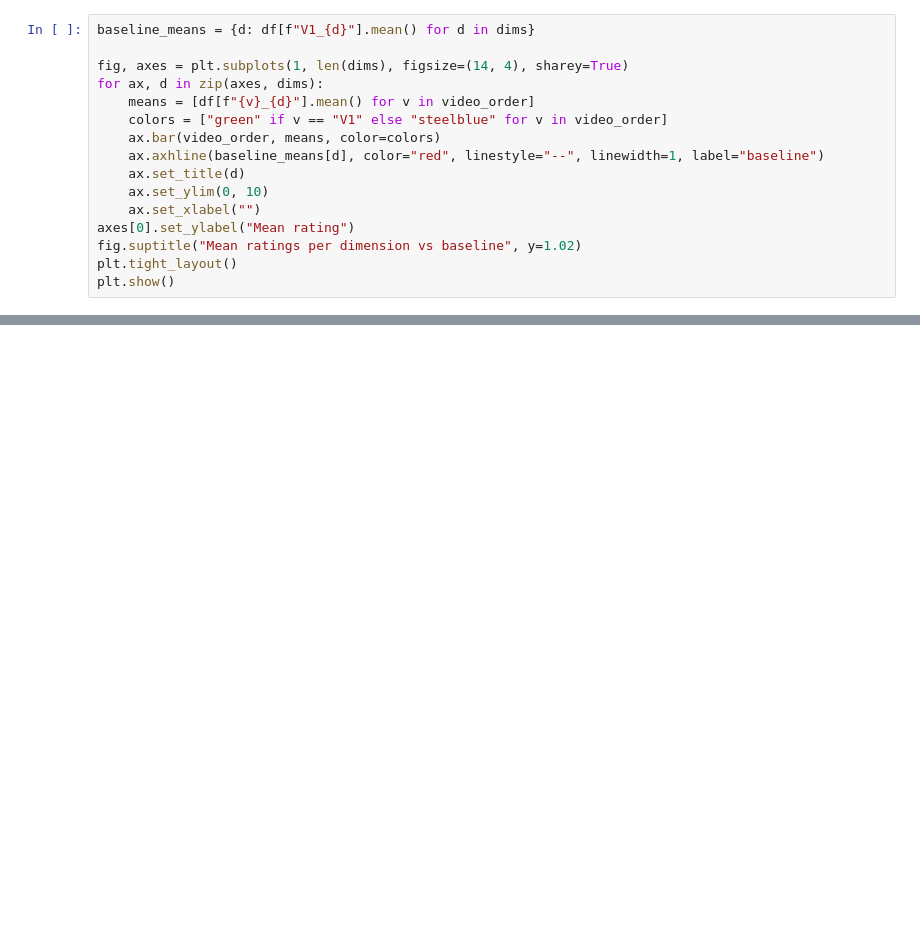
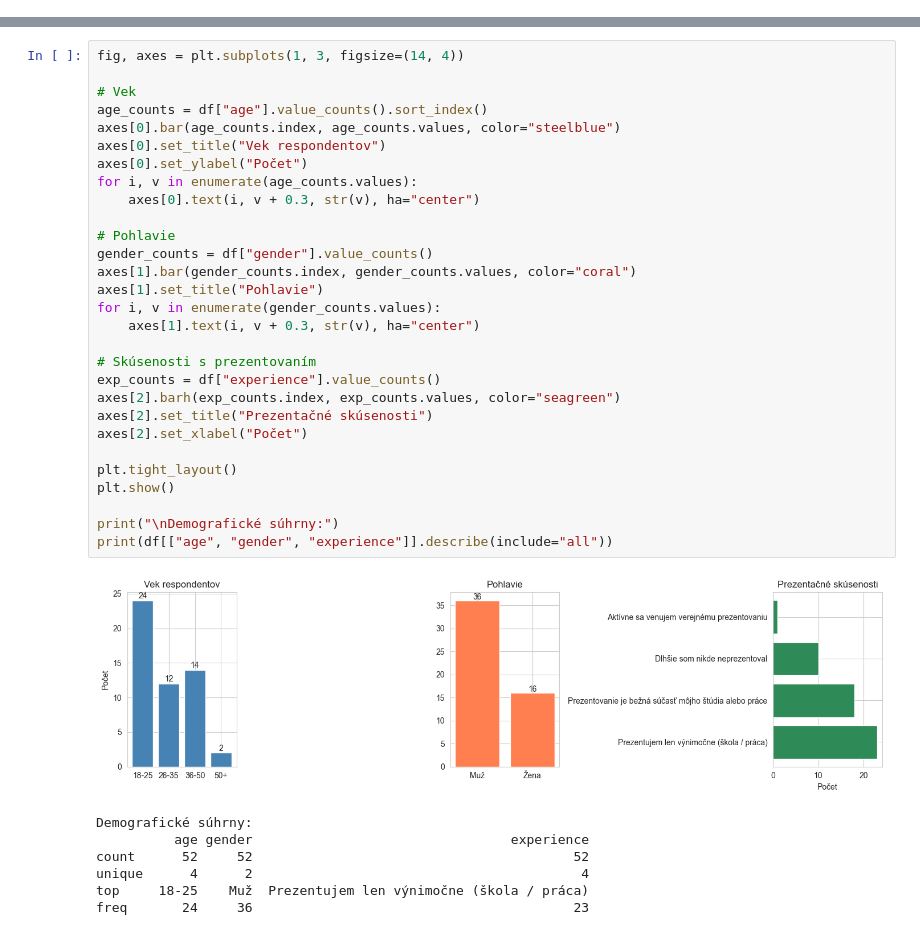
Before and after one commit to MatejKandrac/fluent_speech, a Jupyter notebook: research/research.ipynb, the cells around one changed output, grey strips where cells are left out. Drawn from its saved outputs; the diff is of its cells as text; blank space fills up the shorter version.

```diff
--- a/research/research.ipynb
+++ b/research/research.ipynb
@@ -302,16 +0,0 @@ Cohen's d effect sizes:
-# %%
-baseline_means = {d: df[f"V1_{d}"].mean() for d in dims}
-
-fig, axes = plt.subplots(1, len(dims), figsize=(14, 4), sharey=True)
-for ax, d in zip(axes, dims):
-    means = [df[f"{v}_{d}"].mean() for v in video_order]
-    colors = ["green" if v == "V1" else "steelblue" for v in video_order]
-    ax.bar(video_order, means, color=colors)
-    ax.axhline(baseline_means[d], color="red", linestyle="--", linewidth=1, label="baseline")
-    ax.set_title(d)
-    ax.set_ylim(0, 10)
-    ax.set_xlabel("")
-axes[0].set_ylabel("Mean rating")
-fig.suptitle("Mean ratings per dimension vs baseline", y=1.02)
-plt.tight_layout()
-plt.show()
@@ -319,0 +77,37 @@ plt.show()
+# %%
+fig, axes = plt.subplots(1, 3, figsize=(14, 4))
+
+# Vek
+age_counts = df["age"].value_counts().sort_index()
+axes[0].bar(age_counts.index, age_counts.values, color="steelblue")
+axes[0].set_title("Vek respondentov")
+axes[0].set_ylabel("Počet")
+for i, v in enumerate(age_counts.values):
+    axes[0].text(i, v + 0.3, str(v), ha="center")
+
+# Pohlavie
+gender_counts = df["gender"].value_counts()
+axes[1].bar(gender_counts.index, gender_counts.values, color="coral")
+axes[1].set_title("Pohlavie")
+for i, v in enumerate(gender_counts.values):
+    axes[1].text(i, v + 0.3, str(v), ha="center")
+
+# Skúsenosti s prezentovaním
+exp_counts = df["experience"].value_counts()
+axes[2].barh(exp_counts.index, exp_counts.values, color="seagreen")
+axes[2].set_title("Prezentačné skúsenosti")
+axes[2].set_xlabel("Počet")
+
+plt.tight_layout()
+plt.show()
+
+print("\nDemografické súhrny:")
+print(df[["age", "gender", "experience"]].describe(include="all"))
+# %% [output]
+[figure, added]
+Demografické súhrny:
+          age gender                                 experience
+count      52     52                                         52
+unique      4      2                                          4
+top     18-25    Muž  Prezentujem len výnimočne (škola / práca)
+freq       24     36                                         23
```
Also changed, not shown: parts of 82 cells of this notebook, 45 other files.
